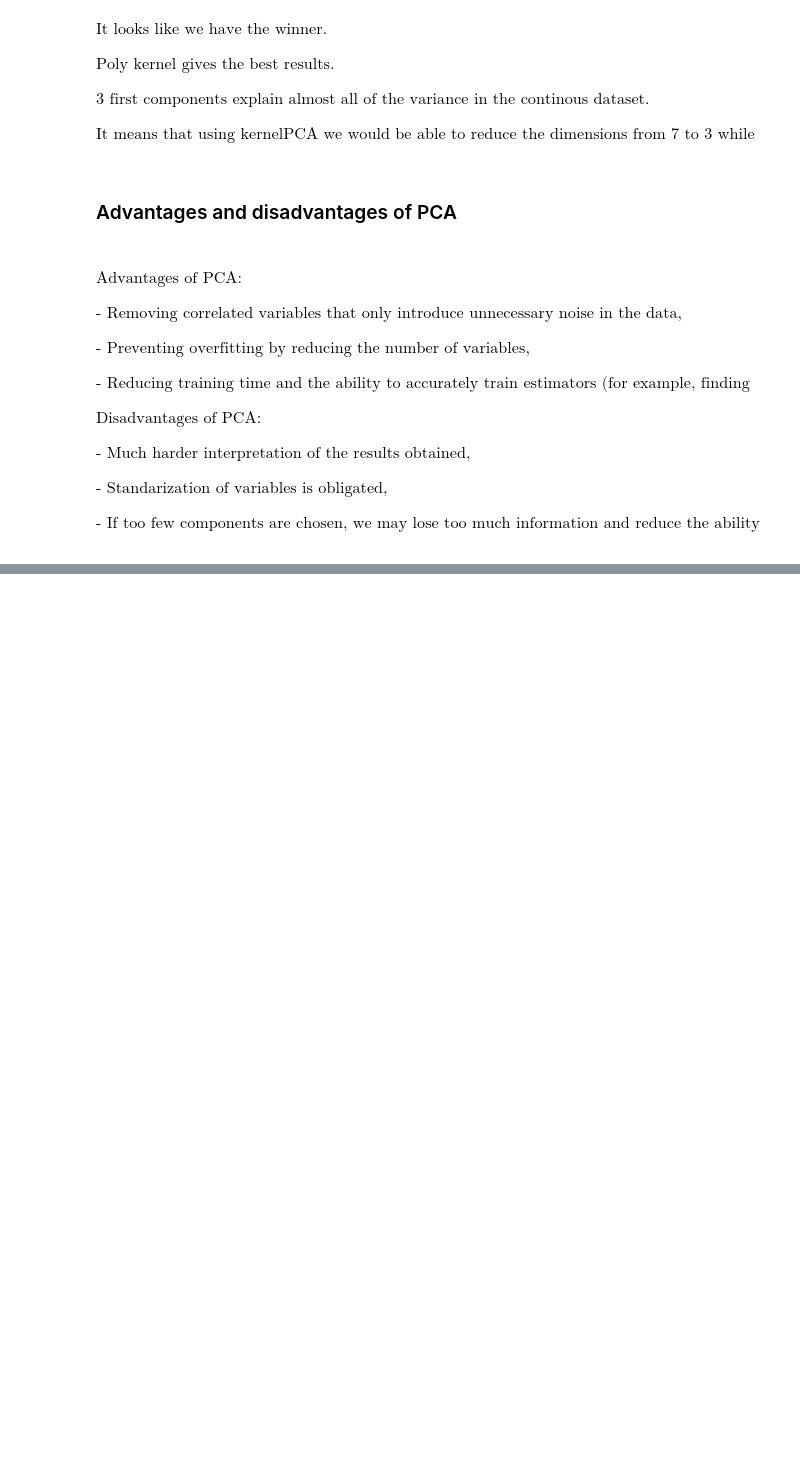
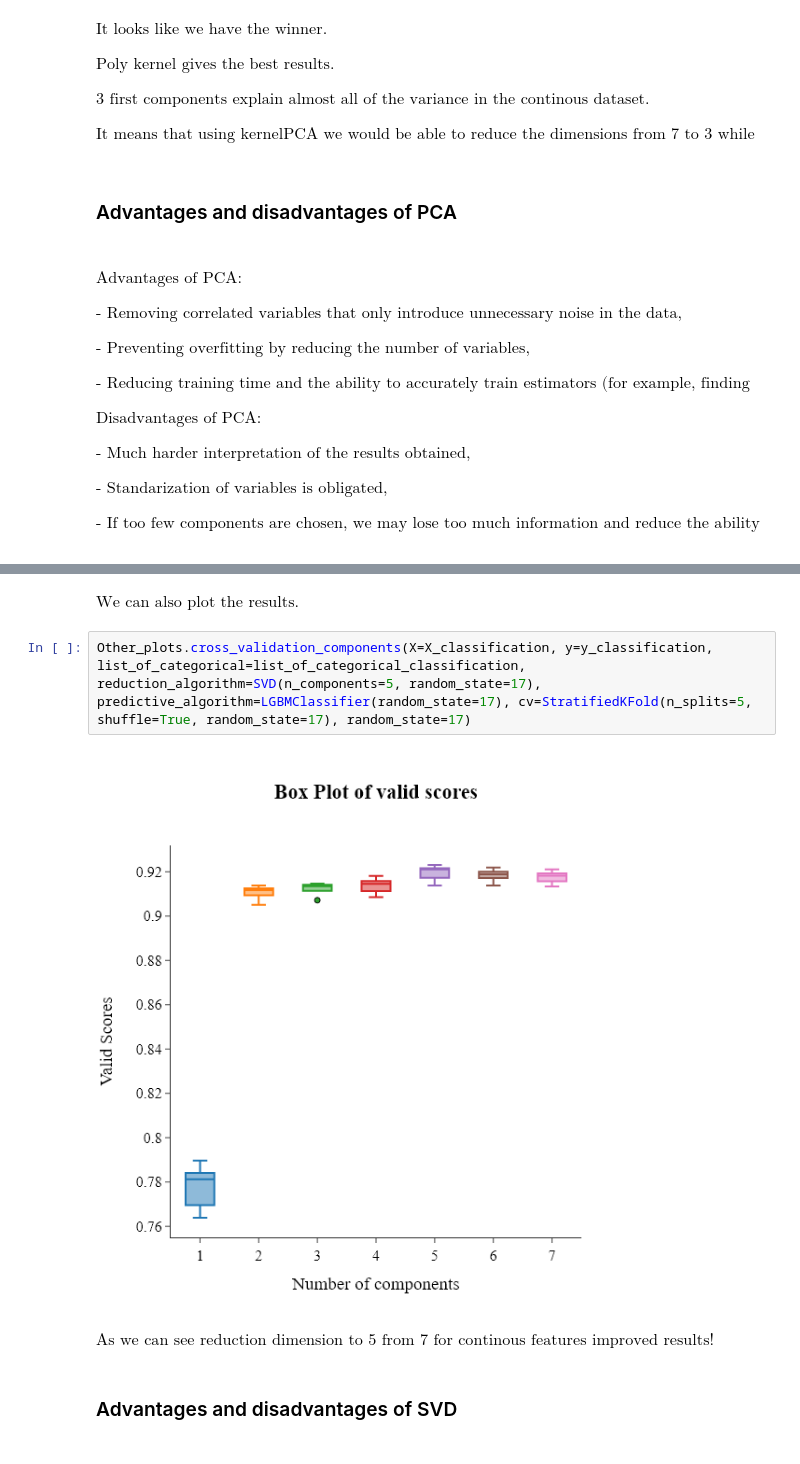
Before and after one commit to kvbiii/Preprocessing, a Jupyter notebook: Redundant_data/Redundant_data_example.ipynb, the cells around one changed output, grey strips where cells are left out. Cells and saved outputs as stored; diff of their text form; blank space fills up the shorter version.

```diff
--- a/Redundant_data/Redundant_data_example.ipynb
+++ b/Redundant_data/Redundant_data_example.ipynb
@@ -936,0 +1029,10 @@ $\text{- If too few components are chosen, we may lose too much information and
+# %% [markdown]
+$\text{We can also plot the results.}$
+# %%
+Other_plots.cross_validation_components(X=X_classification, y=y_classification, list_of_categorical=list_of_categorical_classification, reduction_algorithm=SVD(n_components=5, random_state=17), predictive_algorithm=LGBMClassifier(random_state=17), cv=StratifiedKFold(n_splits=5, shuffle=True, random_state=17), random_state=17)
+# %% [output]
+[figure, added]
+# %% [markdown]
+$\text{As we can see reduction dimension to 5 from 7 for continous features improved results!}$
+# %% [markdown]
+<h3>Advantages and disadvantages of SVD<h3>
```
Also changed, not shown: parts of 17 cells of this notebook.
